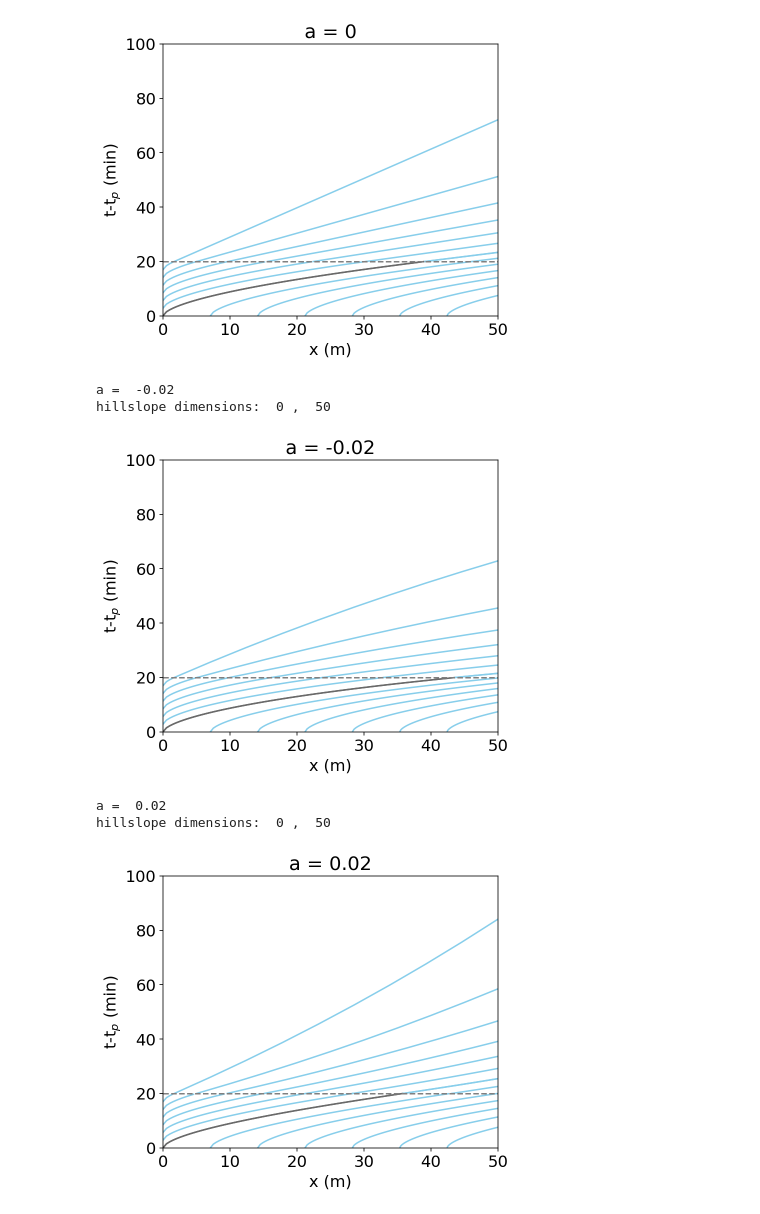
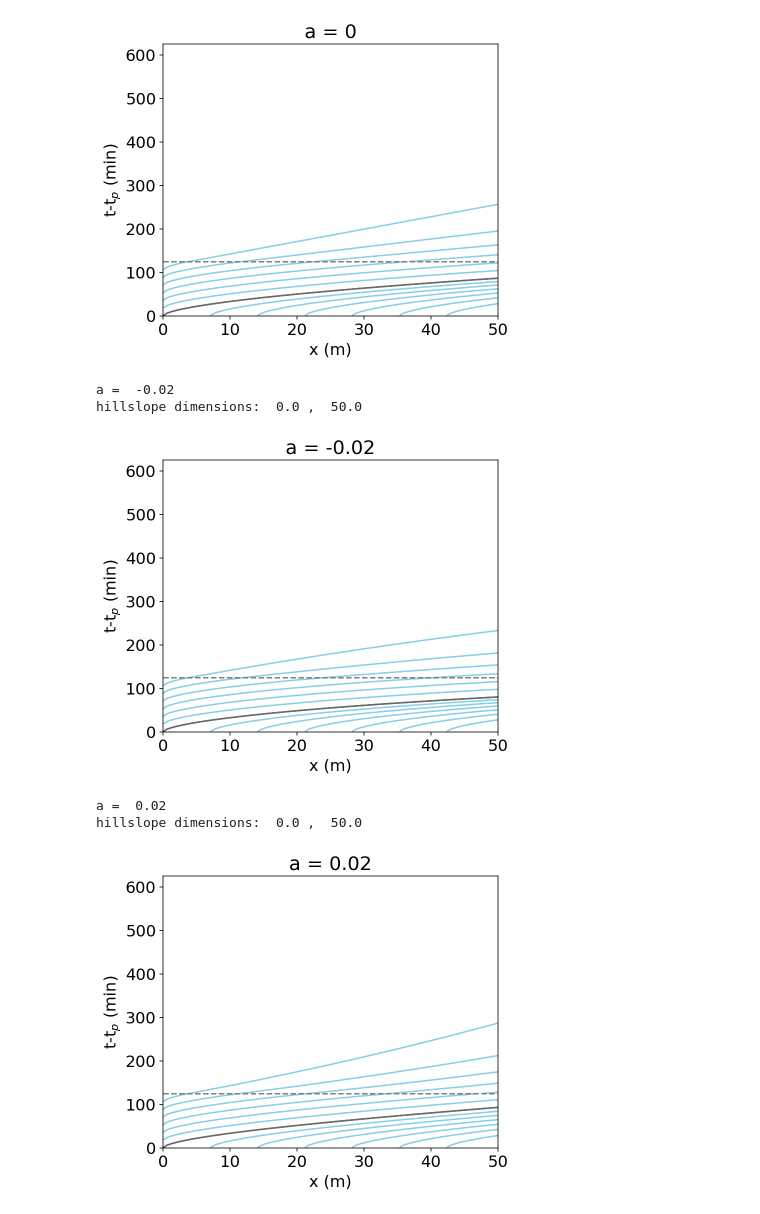
Before and after one commit to lapidesd/Hillslope_Storage_Kinematic_Wave, a Jupyter notebook: Hillslope_storage_KW_numerical.ipynb, the cells around one changed output. Cells and saved outputs as stored; diff of their text form; code cells hidden in the pictures.

```diff
--- a/Hillslope_storage_KW_numerical.ipynb
+++ b/Hillslope_storage_KW_numerical.ipynb
@@ -7,13 +7,11 @@ import pylab
 import matplotlib
 import mpmath as mp
 
-mp.dps = 25; mp.pretty = True # sets parameters for use of mpmath package
+mp.dps = 500 # sets parameters for use of mpmath package
 # %%
 tp=0. # time of ponding, set to 0 by default, but the user
       # can input a different constant value, and solutions
       # will remain valid
-
-f=0.                     # zero infiltration rate
 
 # the following functions are the analytical equations
 # used by the next block to solve
@@ -23,9 +21,9 @@ f=0.                     # zero infiltration rate
 # Domain 1 equations:
 def h1(x0,x): # equation for average depth
     if a>=0:
-        return(((r)*(1-nm.exp(a*(x0-x)))/(a*alpha))**(1./m))
+        return((r*(1-nm.exp(a*(x0-x)))/(a*alpha))**(1./m))
     else:
-        return(((r)*(nm.exp((-a)*(x-x0))-1)/((-a)*alpha))**(1./m))
+        return((r*(nm.exp((-a)*(x-x0))-1)/((-a)*alpha))**(1./m))
 def t1(h): # equation for time characteristic
     return(tp+h/(r)*mp.hyp2f1(1.,1./m,1.+1./m,a*alpha*h**m/(r)) )
 def hstar1(tvals,hvals): # routine to estimate hstar in domain 1
@@ -76,16 +74,19 @@ matplotlib.rcParams.update({'font.size': 16}) # sets the font size for character
 
 # User-defined constants and values
 
-r=5./100./3600.          # rainfall rate in m/s
-tr=20.*60                # end of rainstorm in seconds
-alpha=0.5                # coefficient alpha=(So/n)^(1/2)
+r=50./100./3600.          # rainfall rate in m/s
+tr=125.*60                # end of rainstorm in seconds
+alpha=0.012            # coefficient alpha=(So)^(1/2)/n
 m=5./3.                  # value of m
 
 color1='skyblue'         # color for plotting characteristics
 colorbold='dimgrey'      # color for limiting characteristic
 
 alist= ['0', '-0.02', '0.02']      # list of strings for the values of a to solve, can set up to 6 without breaking anything
-different = True         # parameter that tells the program to use hillslopeSizeDict if True. If False, program will use user-set xend and xtop for all cases
+#alist = ['0.0000000001','-0.00001','-0.0001','-0.001','-0.01','-0.1','-0.0005','-0.005','-0.05','0.00001','0.0001','0.001','0.01','0.1','0.0005','0.005','0.05','0.02','-0.02']
+#alist = ['0.0000000001']
+
+different = False         # parameter that tells the program to use hillslopeSizeDict if True. If False, program will use user-set xend and xtop for all cases
 hillslopeSizeDict = {'0':[0,50], '-0.02':[0,50], '0.02':[0,50] }  # dictionary holding values of: [location of divide, location of outlet]
 xend = 50.               # location of stream outlet
 xtop = 0.                # location of divide
@@ -239,10 +240,10 @@ hillslope dimensions:  0 ,  50
-[figure, old version]
+[figure, new version]
 a =  -0.02
-hillslope dimensions:  0 ,  50
+hillslope dimensions:  0.0 ,  50.0
-[figure, old version]
+[figure, new version]
 a =  0.02
-hillslope dimensions:  0 ,  50
+hillslope dimensions:  0.0 ,  50.0
-[figure, old version]
+[figure, new version]
 # %%
 # this block plots hydrographs from the solutions found above
 
```
Also changed, not shown: parts of 2 cells of this notebook.
